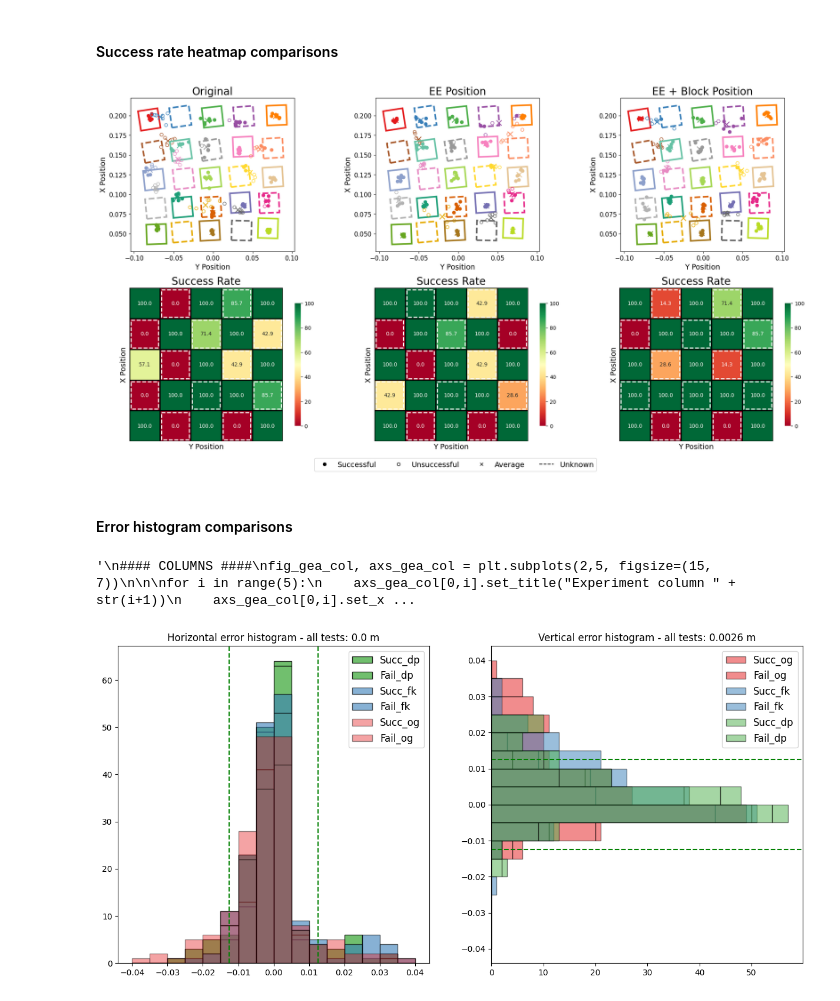
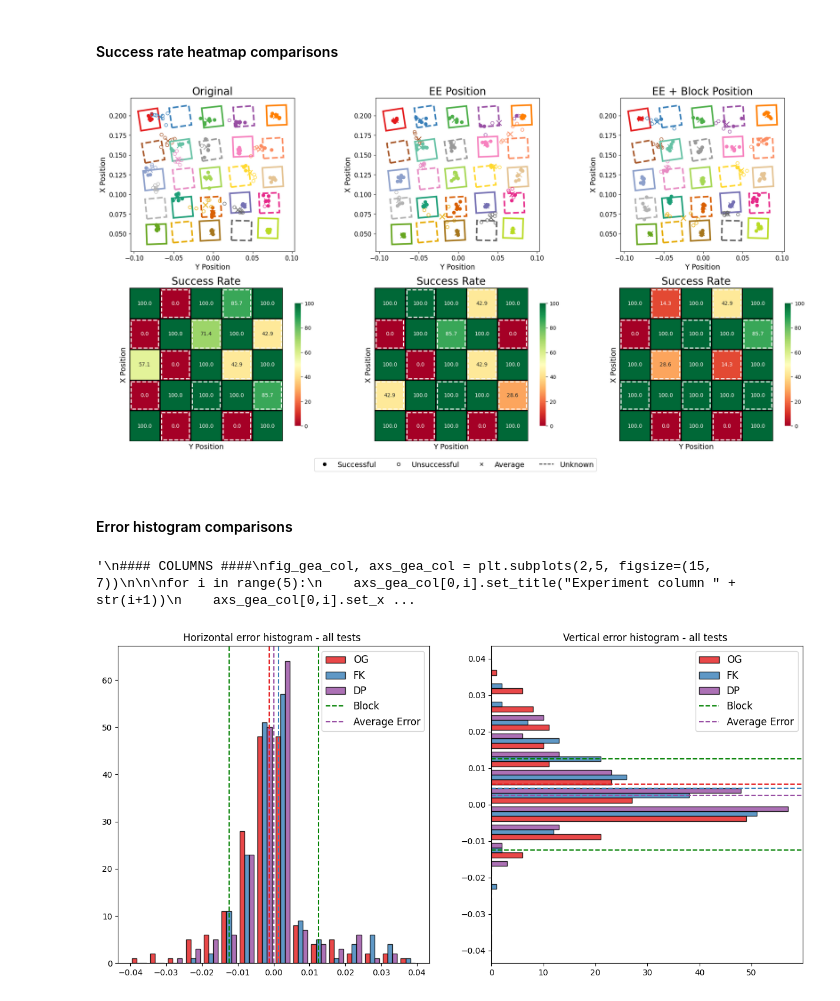
Before and after one commit to nicolas-duque/lerobot, a Jupyter notebook: lerobot/plots/eval_plots.ipynb, the cells around one changed output. Cells and saved outputs as stored; diff of their text form; code cells hidden in the pictures.

Commit message:
Finished ablation plots until now

```diff
--- a/lerobot/plots/eval_plots.ipynb
+++ b/lerobot/plots/eval_plots.ipynb
@@ -296,6 +296,7 @@ success_5 = [[0,0,0,0,0,0,0],
              [1,0,0,0,0]]
 
 titles = ["80k - 80%", "100k - 80%", "120k - 100%", "140k - 60%", "160k - 40%", "180k - 40%", "200k - 0%", "220k - 0%", "240k - 20%"]
+success = success_3
 
 avg_ep = []
 fig, axs = plt.subplots(3,3, figsize=(10, 10))
@@ -1460,16 +1460,16 @@ success_accum_dp = success_accum
 fig_comp_hm, axs_comp_hm = plt.subplots(2, 3, figsize=(20, 10))
 eps = int(len(episodes)/len(box_avg))
 d_xy_dp = []
-avg_ep_dp = []
-avg_err_dp = []
+avg_ep_dp_eps = []
+avg_err_dp_eps = []
 
 d_xy_fk = []
-avg_ep_fk = []
-avg_err_fk = []
+avg_ep_fk_eps = []
+avg_err_fk_eps = []
 
 d_xy_og = []
-avg_ep_og = []
-avg_err_og = []
+avg_ep_og_eps = []
+avg_err_og_eps = []
 
 ##### GRASPING POSITIONS #####
 for i in range(len(box_avg)):
@@ -1478,23 +1478,23 @@ for i in range(len(box_avg)):
 
     ## OG averages
     avg_ep, d_xy, avg_err = get_averages(obs_grasp_og[i*eps:(i+1)*eps], grasp_angle_og[i*eps:(i+1)*eps], box_pos)
-    avg_ep_og.append(avg_ep)
+    avg_ep_og_eps.append(avg_ep)
     d_xy_og.append(d_xy)
-    avg_err_og.append(avg_err)
+    avg_err_og_eps.append(avg_err)
     total_grasp_og.append(obs_grasp_og[i*eps:(i+1)*eps])
 
     ## FK averages
     avg_ep, d_xy, avg_err = get_averages(obs_grasp_fk[i*eps:(i+1)*eps], grasp_angle_fk[i*eps:(i+1)*eps], box_pos)
-    avg_ep_fk.append(avg_ep)
+    avg_ep_fk_eps.append(avg_ep)
     d_xy_fk.append(d_xy)
-    avg_err_fk.append(avg_err)
+    avg_err_fk_eps.append(avg_err)
     total_grasp_fk.append(obs_grasp_fk[i*eps:(i+1)*eps])
 
     ## DP averages
     avg_ep, d_xy, avg_err = get_averages(obs_grasp_dp[i*eps:(i+1)*eps], grasp_angle_dp[i*eps:(i+1)*eps], box_pos)
-    avg_ep_dp.append(avg_ep)
+    avg_ep_dp_eps.append(avg_ep)
     d_xy_dp.append(d_xy)
-    avg_err_dp.append(avg_err)
+    avg_err_dp_eps.append(avg_err)
     total_grasp_dp.append(obs_grasp_dp[i*eps:(i+1)*eps])
 
     fc = color
@@ -1508,9 +1508,9 @@ for i in range(len(box_avg)):
             fc = 'none' if success_dp[i*eps+j] == 0 else color
             axs_comp_hm[0,2].scatter(obs_grasp_dp[i*eps+j,1], obs_grasp_dp[i*eps+j, 0],color=color, fc=fc)
 
-    axs_comp_hm[0,0].scatter(avg_ep_og[-1][1], avg_ep_og[-1][0], color=color, marker='x', s=100)
-    axs_comp_hm[0,1].scatter(avg_ep_fk[-1][1], avg_ep_fk[-1][0], color=color, marker='x', s=100)
-    axs_comp_hm[0,2].scatter(avg_ep_dp[-1][1], avg_ep_dp[-1][0], color=color, marker='x', s=100)
+    axs_comp_hm[0,0].scatter(avg_ep_og_eps[-1][1], avg_ep_og_eps[-1][0], color=color, marker='x', s=100)
+    axs_comp_hm[0,1].scatter(avg_ep_fk_eps[-1][1], avg_ep_fk_eps[-1][0], color=color, marker='x', s=100)
+    axs_comp_hm[0,2].scatter(avg_ep_dp_eps[-1][1], avg_ep_dp_eps[-1][0], color=color, marker='x', s=100)
 
     bottom_left = (box_pos[1]-0.0125,box_pos[0]-0.0125)
     if known_mask[i//5, i%5]:
@@ -1569,11 +1569,11 @@ for i in range(3):
 success_marker = mlines.Line2D([], [], color='black', marker='o', markersize=6, label='Successful', fillstyle='full', linestyle='None')
 unsuccess_marker = mlines.Line2D([], [], color='black', marker='o', markersize=6, label='Unsuccessful', fillstyle='none', linestyle='None')
 average_marker = mlines.Line2D([], [], color='black', marker='x', markersize=6, label='Average', fillstyle='none', linestyle='None')
-unknown_marker = mlines.Line2D([], [], color='black', marker='None', markersize=6, label='Unknown', fillstyle='none', linestyle='--')
+known_marker = mlines.Line2D([], [], color='black', marker='None', markersize=6, label='Unknown', fillstyle='none', linestyle='--')
 fig_comp_hm.legend(handles=[success_marker, unsuccess_marker,average_marker, unknown_marker], loc='lower right', bbox_to_anchor=(0.7,-0.05), fontsize=14, ncol=4)
 fig_comp_hm.tight_layout()
 # %% [output]
-[figure, old version]
+[figure, new version]
 # %% [markdown]
 #### Error histogram comparisons ####
 # %%
@@ -1599,25 +1599,26 @@ avg_err_failed_dp = [np.mean(d_xy_reshape_dp[success_dp == 0, 1]), np.mean(d_xy_
 
 fig_comp_gea, axs_comp_gea = plt.subplots(1,2, figsize=(15, 7))
 
-axs_comp_gea[0].hist([d_xy_dp[:,1,:].flatten()[success_dp == 1],d_xy_dp[:,1,:].flatten()[success_dp == 0]],label=['Succ_dp','Fail_dp'], color=[colors[2], colors[2]], stacked = True, bins=bins, alpha = 0.8, edgecolor='black')
-axs_comp_gea[0].hist([d_xy_fk[:,1,:].flatten()[success_fk == 1],d_xy_fk[:,1,:].flatten()[success_fk == 0]],label=['Succ_fk','Fail_fk'], color=[colors[1], colors[1]], stacked = True, bins=bins, alpha = 0.6, edgecolor='black')
-axs_comp_gea[0].hist([d_xy_og[:,1,:].flatten()[success_og == 1],d_xy_og[:,1,:].flatten()[success_og == 0]],label=['Succ_og','Fail_og'], color=[colors[0], colors[0]], stacked = True, bins=bins, alpha = 0.4, edgecolor='black')
+
+axs_comp_gea[0].hist([d_xy_og[:,1,:].flatten(),d_xy_fk[:,1,:].flatten(),d_xy_dp[:,1,:].flatten()],label=['OG','FK','DP'], color=[colors[0], colors[1], colors[3]], stacked = False, bins=bins, alpha = 0.8, edgecolor='black')
+
+axs_comp_gea[0].set_title("Horizontal error histogram - all tests ")
+axs_comp_gea[0].axvline(0.0125, color='green', linestyle='--', label='Block')
+axs_comp_gea[0].axvline(-0.0125, color='green', linestyle='--')
+axs_comp_gea[0].axvline(avg_err_og[0], color=colors[0], linestyle='--')
+axs_comp_gea[0].axvline(avg_err_fk[0], color=colors[1], linestyle='--')
+axs_comp_gea[0].axvline(avg_err_dp[0], color=colors[3], linestyle='--', label='Average Error')
+axs_comp_gea[0].legend(fontsize=12)
+
+axs_comp_gea[1].hist([d_xy_og[:,0,:].flatten(),d_xy_fk[:,0,:].flatten(),d_xy_dp[:,0,:].flatten()],label=['OG','FK','DP'], color=[colors[0], colors[1], colors[3]], stacked = False, bins=bins, alpha = 0.8, edgecolor='black', orientation='horizontal')
 
 
-
-axs_comp_gea[0].set_title("Horizontal error histogram - all tests: " + str(round(avg_err_x,4)) + " m")
-axs_comp_gea[0].axvline(0.0125, color='green', linestyle='--')
-axs_comp_gea[0].axvline(-0.0125, color='green', linestyle='--')
-#axs_comp_gea[0].axvline(avg_err_x, color='black', linestyle='--')
-axs_comp_gea[0].legend(fontsize=12)
-
-axs_comp_gea[1].hist([d_xy_og[:,0,:].flatten()[success_og == 1],d_xy_og[:,0,:].flatten()[success_og == 0]],label=['Succ_og','Fail_og'], color=[colors[0], colors[0]], stacked = True, bins=bins, alpha = 0.5, orientation='horizontal', edgecolor='black')
-axs_comp_gea[1].hist([d_xy_fk[:,0,:].flatten()[success_fk == 1],d_xy_fk[:,0,:].flatten()[success_fk == 0]],label=['Succ_fk','Fail_fk'], color=[colors[1], colors[1]], stacked = True, bins=bins, alpha = 0.5, orientation='horizontal', edgecolor='black')
-axs_comp_gea[1].hist([d_xy_dp[:,0,:].flatten()[success_dp == 1],d_xy_dp[:,0,:].flatten()[success_dp == 0]],label=['Succ_dp','Fail_dp'], color=[colors[2], colors[2]], stacked = True, bins=bins, alpha = 0.5, orientation='horizontal', edgecolor='black')
-axs_comp_gea[1].set_title("Vertical error histogram - all tests: " + str(round(avg_err_y,4)) + " m")
+axs_comp_gea[1].set_title("Vertical error histogram - all tests ")
 axs_comp_gea[1].axhline(0.0125, color='green', linestyle='--')
-axs_comp_gea[1].axhline(-0.0125, color='green', linestyle='--')
-#axs_comp_gea[1].axhline(avg_err_y, color='black', linestyle='--')
+axs_comp_gea[1].axhline(-0.0125, color='green', linestyle='--', label='Block')
+axs_comp_gea[1].axhline(avg_err_og[1], color=colors[0], linestyle='--')
+axs_comp_gea[1].axhline(avg_err_fk[1], color=colors[1], linestyle='--')
+axs_comp_gea[1].axhline(avg_err_dp[1], color=colors[3], linestyle='--', label='Average Error')
 axs_comp_gea[1].legend(fontsize=12)
 '''
 #### COLUMNS ####
@@ -1664,31 +1665,31 @@ for i in range(5):
     axs_gea_row[0,i].axvline(0.0125, color='green', linestyle='--')
     axs_gea_row[0,i].axvline(-0.0125, color='green', linestyle='--')
     axs_gea_row[0,i].axvline(avg_err_x_gea_row, color='black', linestyle='--')
 
     axs_gea_row[1,i].axhline(0.0125, color='green', linestyle='--')
     axs_gea_row[1,i].axhline(-0.0125, color='green', linestyle='--')
     axs_gea_row[1,i].axhline(avg_err_y_gea_row, color='black', linestyle='--')
 
 fig_gea_row.tight_layout()
 
 fig_gea_scatter, axs_gea_scatter = plt.subplots(1, 1, figsize=(12, 10))
 axs_gea_scatter.scatter(d_xy_reshape[success == 0,1], d_xy_reshape[success == 0,0], color=colors[0], s = 30)
 axs_gea_scatter.scatter(d_xy_reshape[success == 1,1], d_xy_reshape[success ==1,0], color=colors[1], s = 30)
 axs_gea_scatter.scatter(avg_err_x, avg_err_y, marker='X', s=200, color='white', edgecolors= 'black', label='Average Error: '+str(avg_err) + ' m')
 
 axs_gea_scatter.scatter(avg_err_x_success, avg_err_y_success, marker='X', s=200, color=colors[1], edgecolors= 'black' ,label='Average Error success: '+str(avg_err_success) + ' m')
 axs_gea_scatter.scatter(avg_err_x_failed, avg_err_y_failed, marker='X', s=200, color=colors[0], edgecolors= 'black', label='Average Error, failure: '+str(avg_err_failed) + ' m')
 
 axs_gea_scatter.legend(fontsize = 12)
 axs_gea_scatter.set_title("2D error scatter - all tests",fontsize=20)
 axs_gea_scatter.set_xlabel("Horizontal error [m]", fontsize=14)
 axs_gea_scatter.set_ylabel("Vertical error [m]", fontsize=14)
 
 axs_gea_scatter.set_xlim(-0.035, 0.035)
 axs_gea_scatter.set_ylim(-0.025, 0.025)
 
 
 '''
 # %% [output]
 '\n#### COLUMNS ####\nfig_gea_col, axs_gea_col = plt.subplots(2,5, figsize=(15, 7))\n\n\nfor i in range(5):\n    axs_gea_col[0,i].set_title("Experiment column " + str(i+1))\n    axs_gea_col[0,i].set_x ...
-[figure, old version]
+[figure, new version]
```
Also changed, not shown: parts of 8 cells of this notebook.
